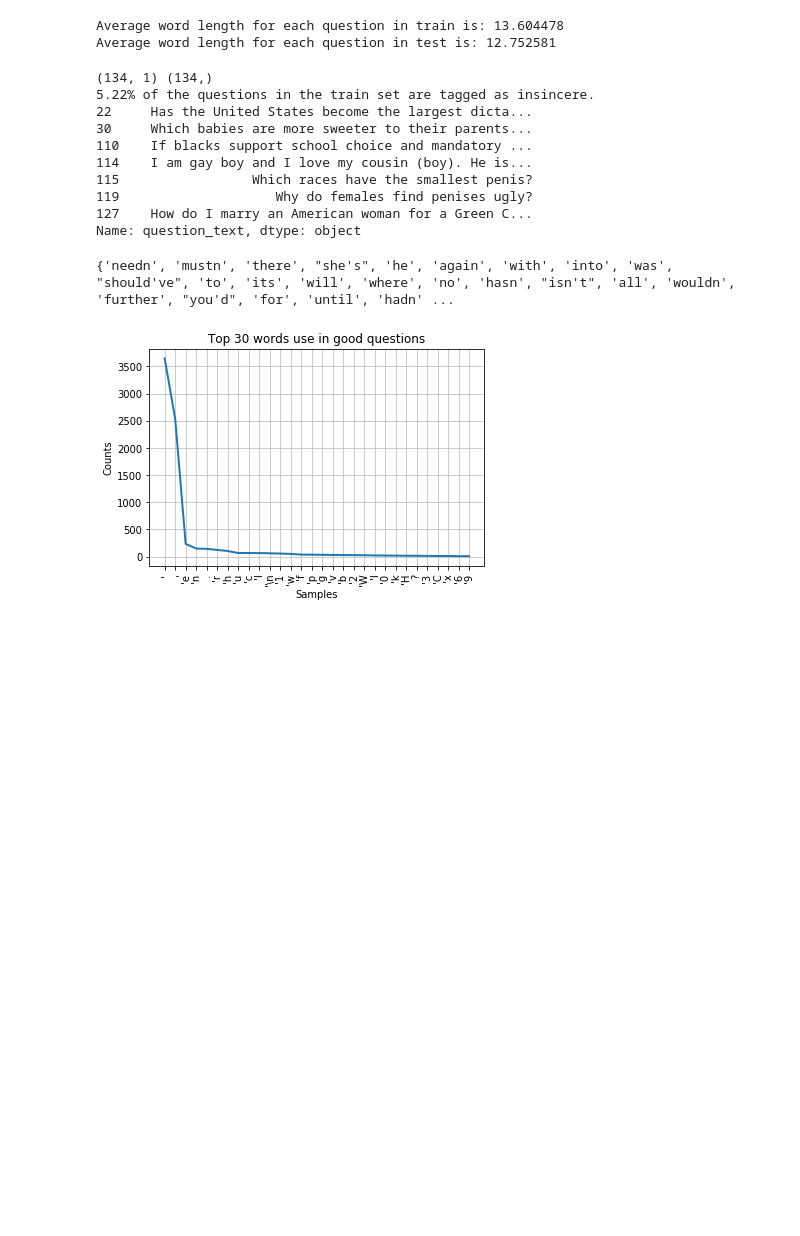
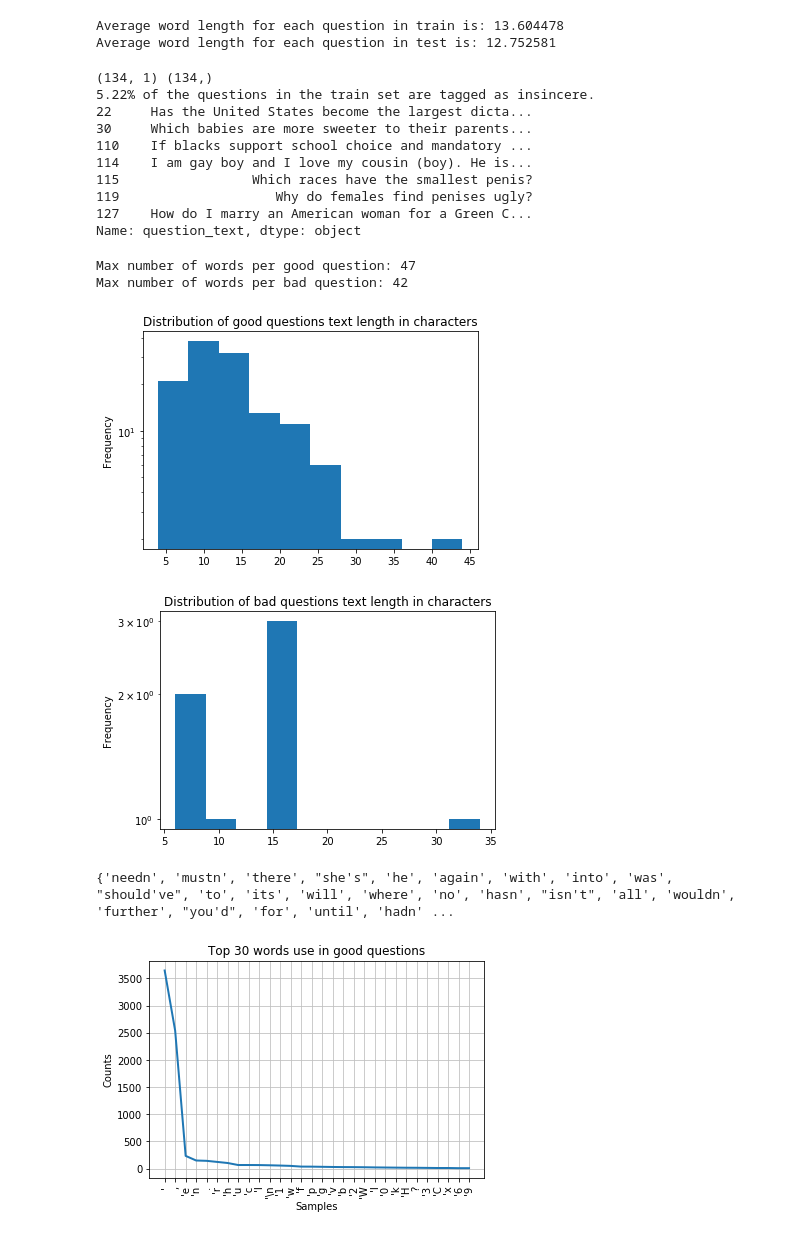
Before and after one commit to addiwei/Springboard, a Jupyter notebook: Capstone_Project.ipynb, the cells around one changed output. Drawn from its saved outputs; the diff is of its cells as text; code cells hidden in the pictures; blank space fills up the shorter version.

```diff
--- a/Capstone_Project.ipynb
+++ b/Capstone_Project.ipynb
@@ -68,4 +73,46 @@ print(bad_questions.question_text)
 119                    Why do females find penises ugly?
 127    How do I marry an American woman for a Green C...
 Name: question_text, dtype: object
+# %%
+#Look at the maximum number of words per good question vs. bad question
+
+good_data = good_questions['question_text']
+bad_data = bad_questions['question_text']
+
+df_good =[]
+for i in good_data:
+    df_good.append((nltk.word_tokenize(i)))
+
+df1 = pd.DataFrame(df_good)
+
+df_good_T = df1.T
+print("Max number of words per good question: {}".format(len(df_good_T.index)))
+
+
+df_bad =[]
+for i in bad_data:
+    df_bad.append((nltk.word_tokenize(i)))
+
+df1 = pd.DataFrame(df_bad)
+
+df_bad_T = df1.T
+print("Max number of words per bad question: {}".format(len(df_bad_T.index)))
+# %% [output]
+Max number of words per good question: 47
+Max number of words per bad question: 42
+# %%
+#Histogram plot of length of questions asked.   Insincere questions tend to be shorter in length
+
+good_questions['question_text'].apply(lambda x: len(x.split())).plot(kind='hist');
+plt.yscale('log');
+plt.title('Distribution of good questions text length in characters')
+plt.show()
+
+bad_questions['question_text'].apply(lambda x: len(x.split())).plot(kind='hist');
+plt.yscale('log');
+plt.title('Distribution of bad questions text length in characters')
+plt.show()
+# %% [output]
+[figure, added]
+[figure, added]
 # %%
```
Also changed, not shown: parts of 4 cells of this notebook.
